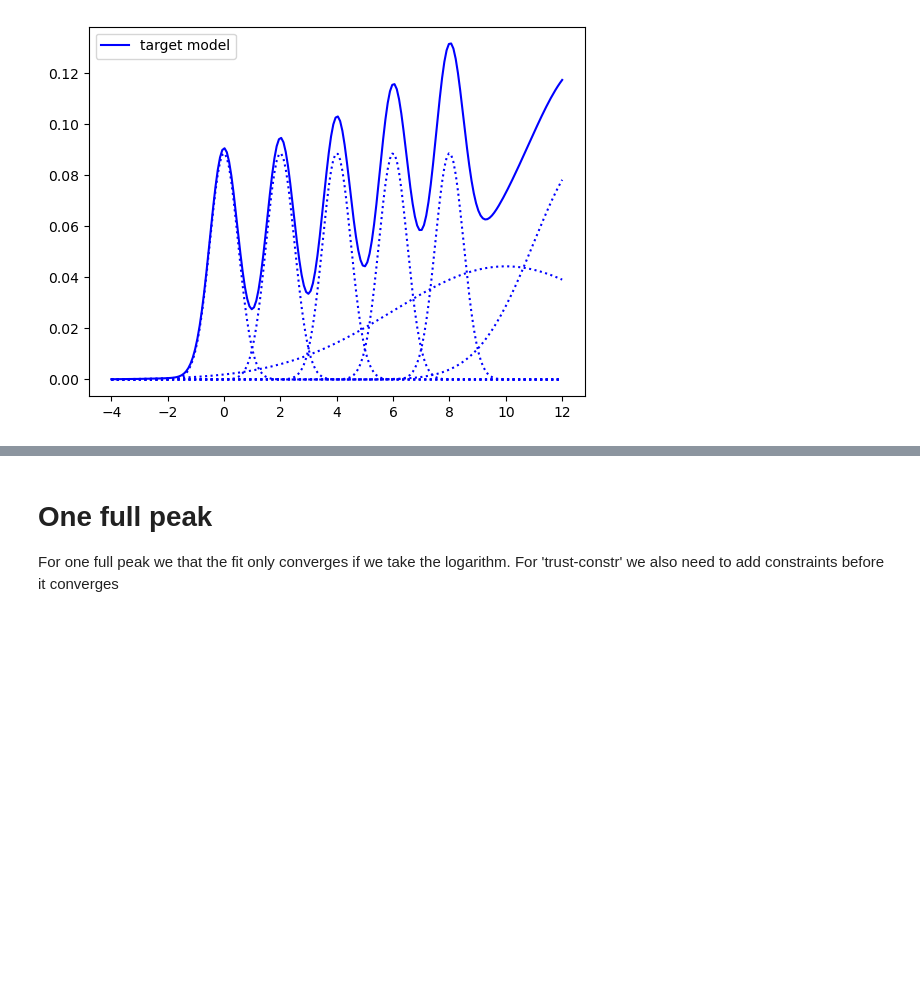
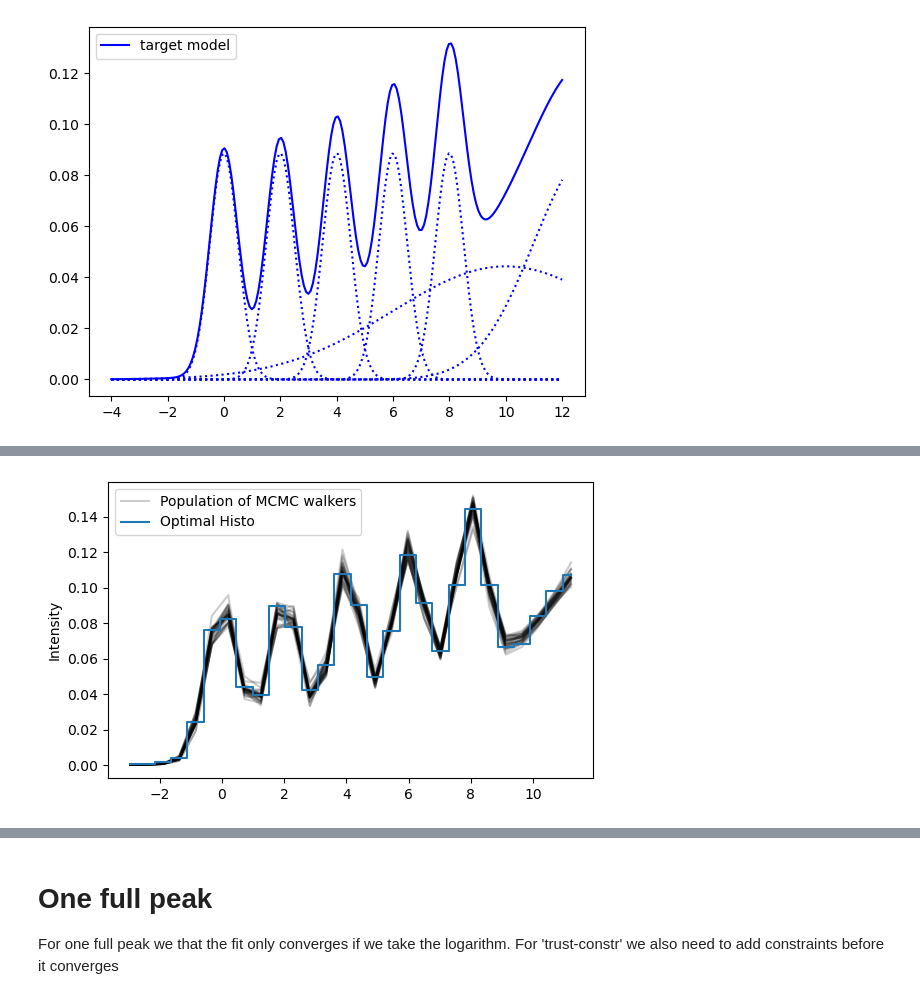
Before and after one commit to localoptimum/emtk, a Jupyter notebook: multipeak.ipynb, the cells around one changed output, grey strips where cells are left out. Drawn from its saved outputs; the diff is of its cells as text; code cells hidden in the pictures; blank space fills up the shorter version.

```diff
--- a/multipeak.ipynb
+++ b/multipeak.ipynb
@@ -611,0 +897,4 @@ RMSD 0.3703909035647235 0.191628092829184 0.41151572746269405 0.4116758401261157
+# %%
+ema1.plot_MCMC_fit(method='histo', loglog=False, log=False, xlabel='')
+# %% [output]
+[figure, added]
```
Also changed, not shown: parts of 14 cells of this notebook.
